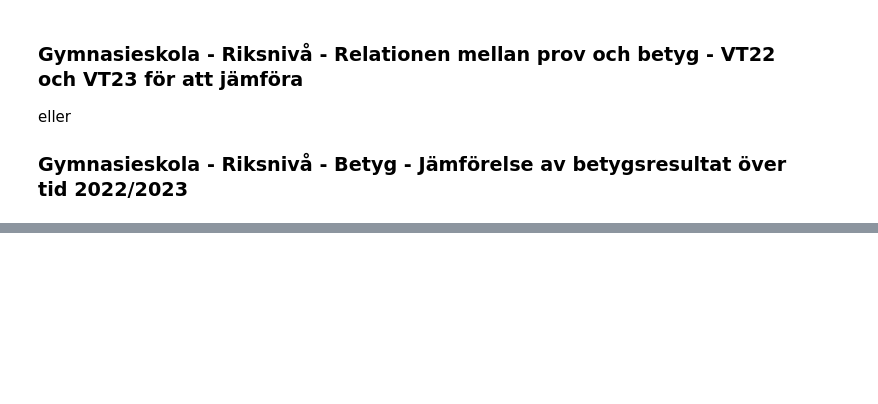
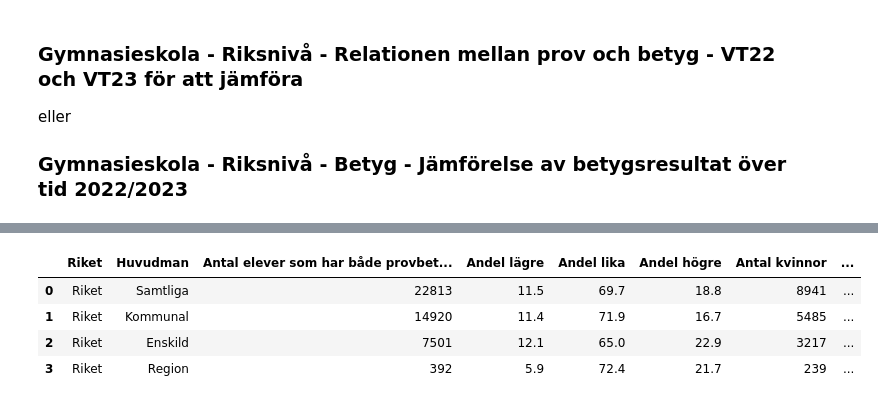
Before and after one commit to SandraAnder/Python-Sandra-Andersson-OPA23, a Jupyter notebook: Labb2/Laboration2_.ipynb, the cells around one changed output, grey strips where cells are left out. Cells and saved outputs as stored; diff of their text form; code cells hidden in the pictures; blank space fills up the shorter version.

```diff
--- a/Labb2/Laboration2_.ipynb
+++ b/Labb2/Laboration2_.ipynb
@@ -631,0 +599,8 @@ Antal män: Antal manliga elever som har både provbetyg och kursbetyg
+# %%
+gymnasie_vt22["Engelska 5"].head()
+# %% [output]
+|  | Riket | Huvudman | Antal elever som har både provbet... | Andel lägre | Andel lika | Andel högre | Antal kvinnor | ... |
+| 0 | Riket | Samtliga | 22813 | 11.5 | 69.7 | 18.8 | 8941 | ... |
+| 1 | Riket | Kommunal | 14920 | 11.4 | 71.9 | 16.7 | 5485 | ... |
+| 2 | Riket | Enskild | 7501 | 12.1 | 65.0 | 22.9 | 3217 | ... |
+| 3 | Riket | Region | 392 | 5.9 | 72.4 | 21.7 | 239 | ... |
```
Also changed, not shown: parts of 6 cells of this notebook.
